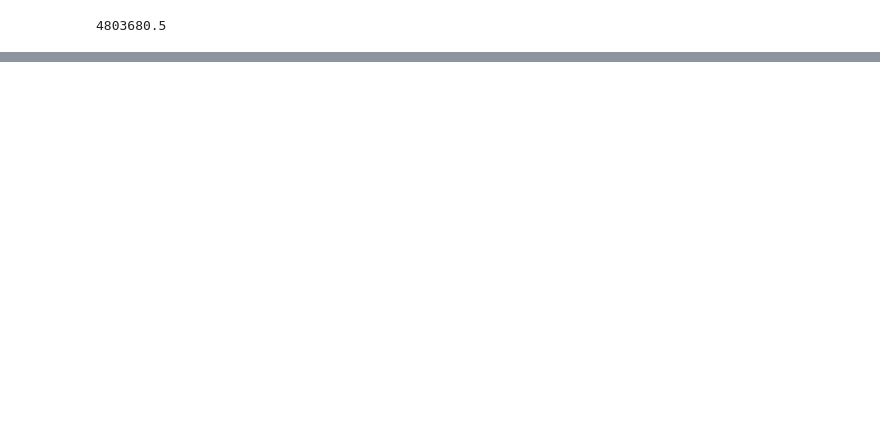
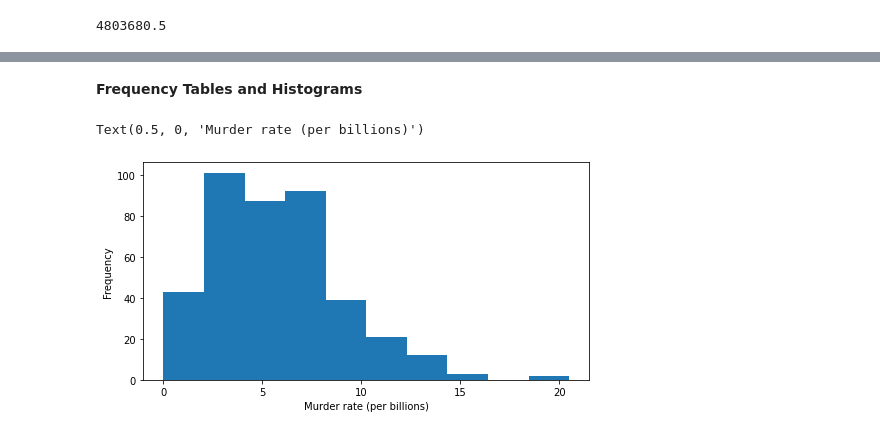
Before and after one commit to MK316/statistics, a Jupyter notebook: 01_EDA.ipynb, the cells around one changed output, grey strips where cells are left out. Drawn from its saved outputs; the diff is of its cells as text; code cells hidden in the pictures; blank space fills up the shorter version.

```diff
--- a/01_EDA.ipynb
+++ b/01_EDA.ipynb
@@ -59,0 +115,8 @@ NameError: ignored
+# %% [markdown]
+**Frequency Tables and Histograms**
+# %%
+ax = mr['RATE'].plot.hist(figsize=(8,4))
+ax.set_xlabel('Murder rate (per billions)')
+# %% [output]
+Text(0.5, 0, 'Murder rate (per billions)')
+[figure, added]
```
Also changed, not shown: parts of 44 cells of this notebook.
